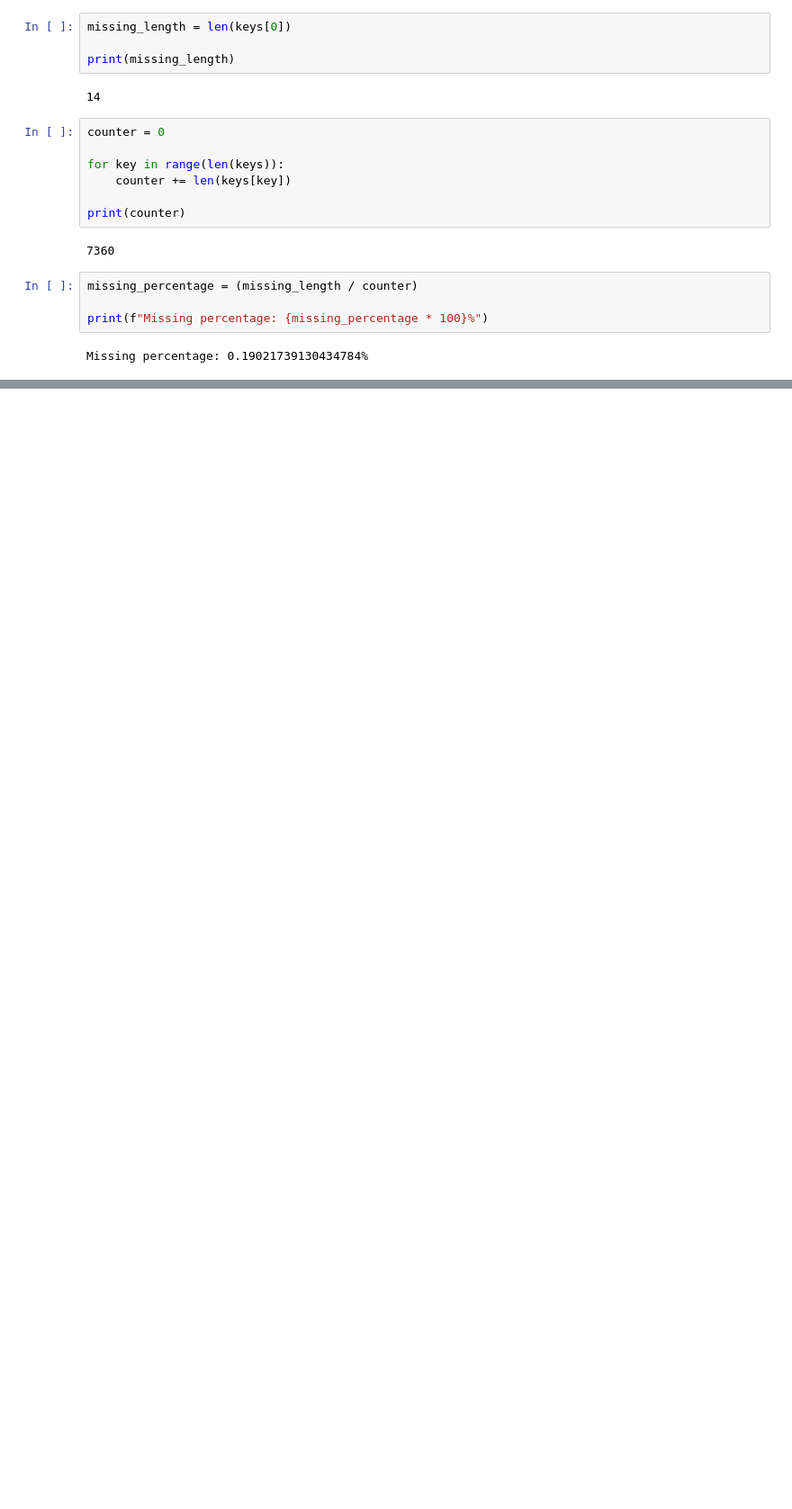
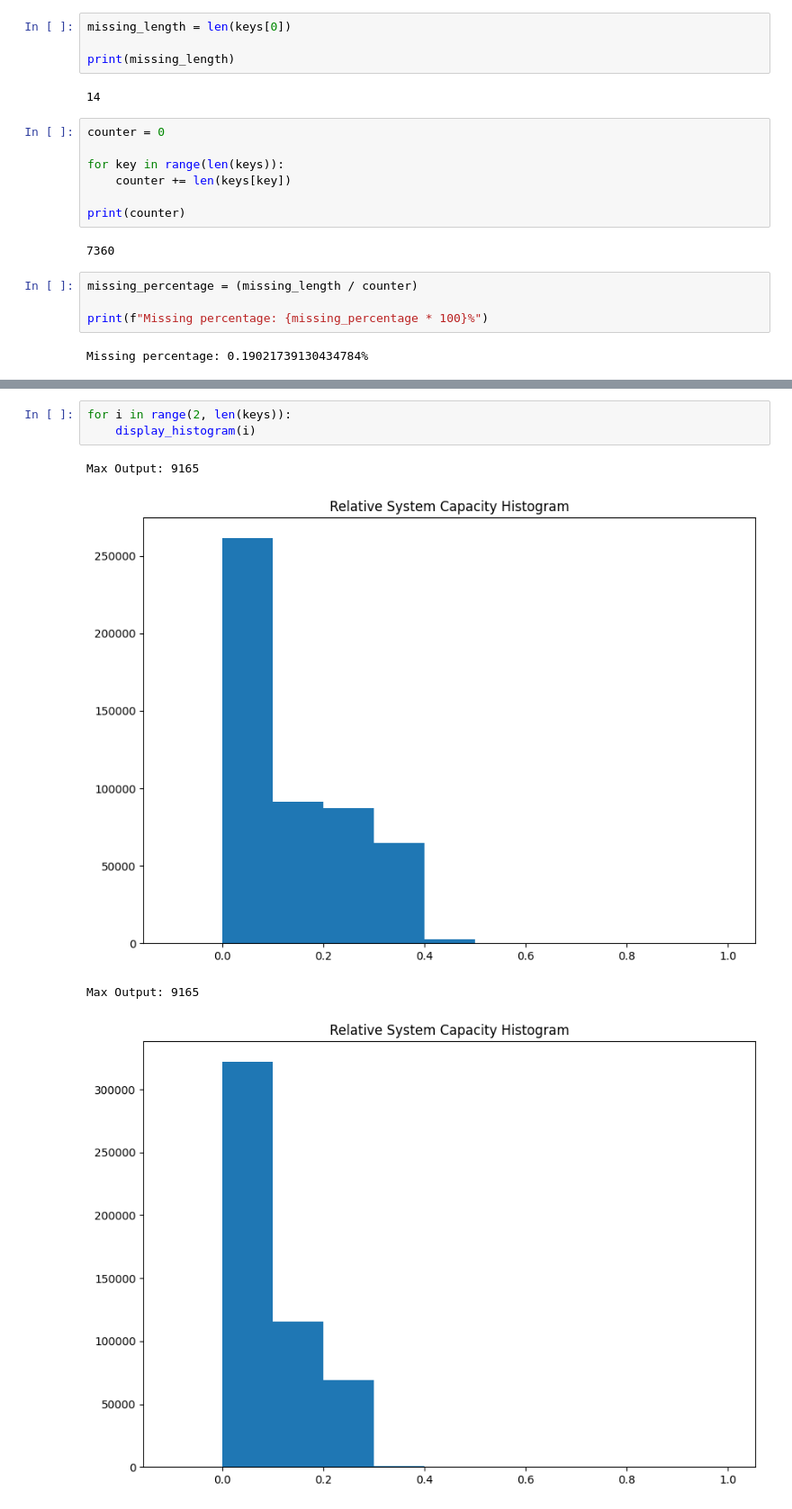
Before and after one commit to WAT-ai/open-climate-fix-project, a Jupyter notebook: eda/pv_eda.ipynb, the cells around one changed output, grey strips where cells are left out. Shown at 90% size. Cells and saved outputs as stored; diff of their text form; blank space fills up the shorter version.

```diff
--- a/eda/pv_eda.ipynb
+++ b/eda/pv_eda.ipynb
@@ -493,0 +657,8 @@ Missing percentage: 0.19021739130434784%
+# %%
+for i in range(2, len(keys)):
+    display_histogram(i)
+# %% [output]
+Max Output: 9165
+[figure, added]
+Max Output: 9165
+[figure, added]
```
Also changed, not shown: parts of 15 cells of this notebook.
